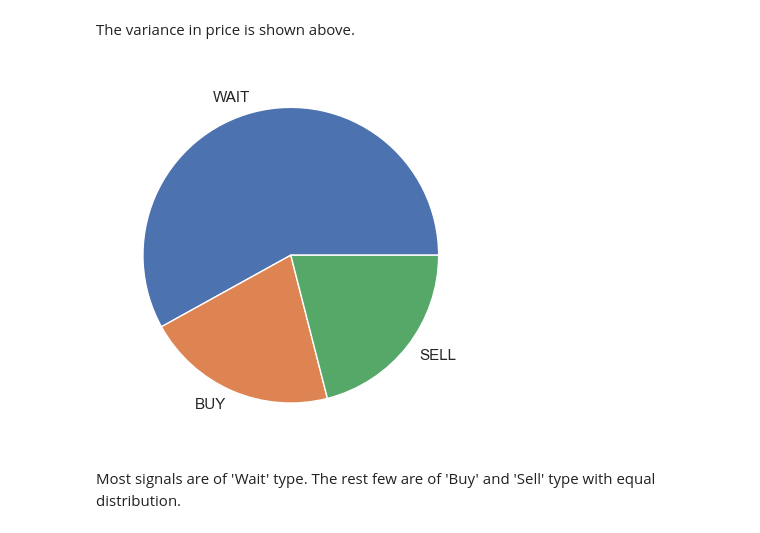
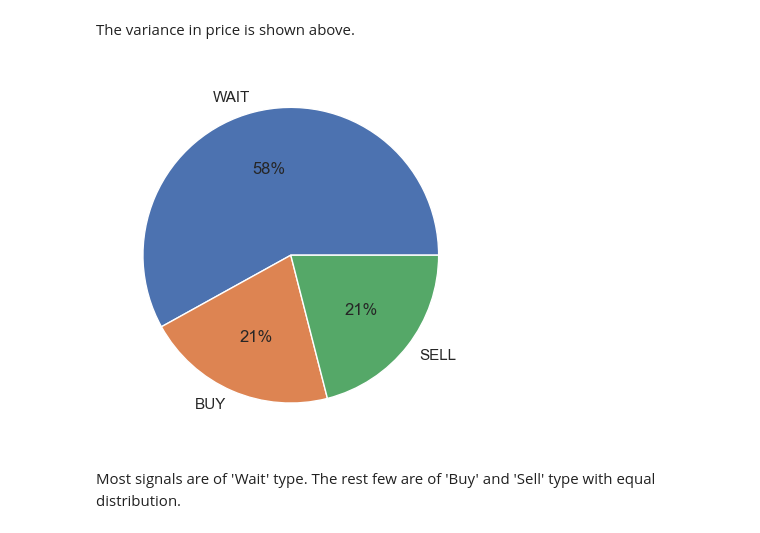
Before and after one commit to Anurag-Gulati-IIITD/Machine_Learning_Monsoon_2022, a Jupyter notebook: src/eda_feature_selection.ipynb, the cells around one changed output. Saved outputs shown, nothing was run; the diff lists cells and outputs as text; code cells hidden in the pictures.

```diff
--- a/src/eda_feature_selection.ipynb
+++ b/src/eda_feature_selection.ipynb
@@ -117,10 +117,10 @@ sns.histplot(df['Price'], kde=True) # Checking the distribution of the price
 The variance in price is shown above.
 # %%
 counts = col.Counter(df['Signal'])
-plt.pie(counts.values(), labels=counts.keys()) # Checking the distribution of the signal (wait, buy, sell)
+plt.pie(counts.values(), labels=counts.keys(), autopct='%1.0f%%') # Checking the distribution of the signal (wait, buy, sell)
 plt.show()
 # %% [output]
-[figure, old version]
+[figure, new version]
 # %% [markdown]
 Most signals are of 'Wait' type. The rest few are of 'Buy' and 'Sell' type with equal distribution.
 # %% [markdown]
```
Also changed, not shown: parts of 1 cell of this notebook.
